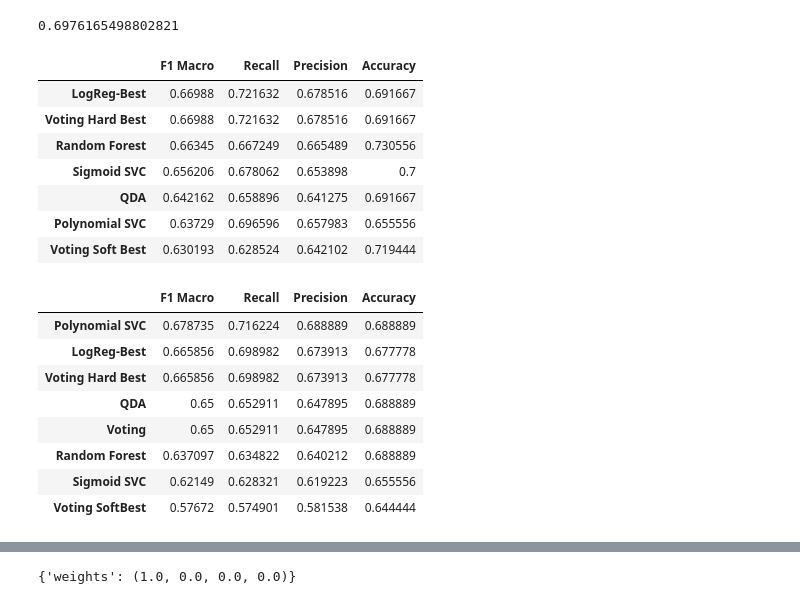
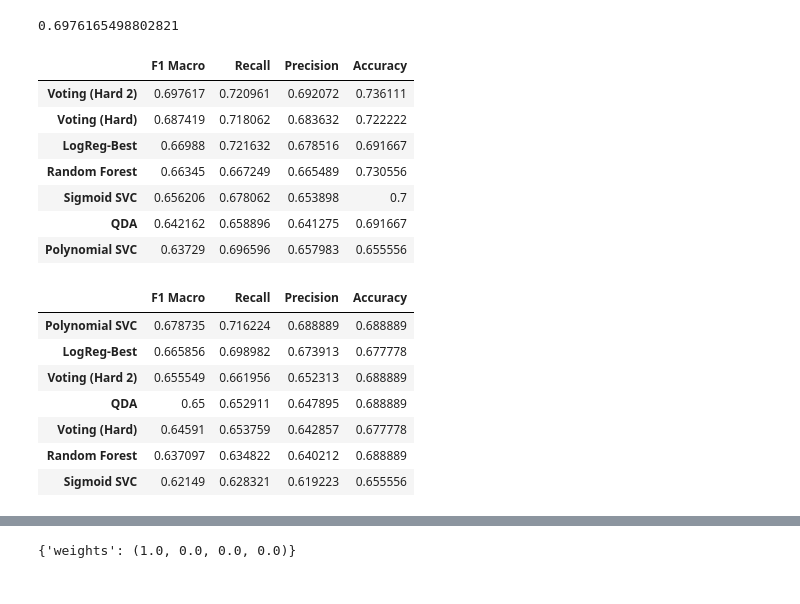
Before and after one commit to SrChen6/AA1-Competition, a Jupyter notebook: ensembles_pipe_v4.ipynb, the cells around one changed output, grey strips where cells are left out. Drawn from its saved outputs; the diff is of its cells as text; code cells hidden in the pictures.

```diff
--- a/ensembles_pipe_v4.ipynb
+++ b/ensembles_pipe_v4.ipynb
@@ -414,8 +425,8 @@ sigsvc_pipeline.fit(X_train, y_train)
 sigsvc_labels = sigsvc_pipeline.predict(X_val)
 polysvc_pipeline.fit(X_train, y_train)
 polysvc_labels = polysvc_pipeline.predict(X_val)
-rf_pipeline.fit(X_train, y_train)
-rf_labels = rf_pipeline.predict(X_val)
+rf_best.fit(X_train, y_train)
+rf_labels = rf_best.predict(X_val)
 # %%
 pd.Series(np.logical_and(np.logical_and(logreg_labels == qda_labels,
                                         logreg_labels == sigsvc_labels,
@@ -431,9 +444,8 @@ Let's make them vote, then.
 estimators = [("qda", qda_pipeline),
               ("logreg", logreg_pipeline),
               ("sigsvc", sigsvc_pipeline),
-              ("rf", rf_pipeline)]
+              ("rf", rf_best)]
 votingclass = VotingClassifier(estimators = estimators, voting = "hard")
 votingclass.fit(X_train, y_train)
-validation_df.loc["Voting", :] = compute_metrics(y_val, votingclass.predict(X_val))
-validation_df.sort_values(by = "F1 Macro", ascending = False)
+compute_metrics(y_val, votingclass.predict(X_val))
 # %% [output]
@@ -464,17 +472,15 @@ vote_search.best_score_
 # %% [output]
 0.6874191368380715
 # %%
-estimators_hard = [("logreg", logreg_pipeline),
-                   ("sigsvc", sigsvc_pipeline),
-                   ("rf", rf_pipeline)]
 vote_weights = vote_search.best_params_['weights']
 vote_hard_best = VotingClassifier(estimators = estimators,
-                                  voting = "hard")
+                                  voting = "hard",
+                                  weights = vote_weights)
 
 cross_val_results = pd.DataFrame(cross_validate(vote_hard_best, X_train, y_train, cv = 5, scoring = ['f1_macro', 'recall_macro', 'precision_macro', 'accuracy']))
 mean_results = cross_val_results[['test_f1_macro', 'test_recall_macro', 'test_precision_macro', 'test_accuracy']].mean().values
 
-crossval_df.loc["Voting Hard Best", :] = mean_results
+crossval_df.loc["Voting (Hard)", :] = mean_results
 crossval_df.sort_values(by = "F1 Macro", ascending = False)
 # %% [output]
 |  | F1 Macro | Recall | Precision | Accuracy |
@@ -489,7 +508,7 @@ crossval_df.sort_values(by = "F1 Macro", ascending = False)
 estimators = [("logreg", logreg_pipeline),
               ("sigsvc", sigsvc_pipeline),
               ("polysvc", polysvc_pipeline),
-              ("rf", rf_pipeline)]
+              ("rf", rf_best)]
 votingclass = VotingClassifier(estimators = estimators, voting = "hard")
 
 n = 10
@@ -513,41 +532,40 @@ vote_search.best_score_
 # %%
 estimators_hard = [("logreg", logreg_pipeline),
                    ("sigsvc", sigsvc_pipeline),
                    ("polysvc", polysvc_pipeline),
-                   ("rf", rf_pipeline)]
+                   ("rf", rf_best)]
 vote_weights = vote_search.best_params_['weights']
-vote_hard_best = VotingClassifier(estimators = estimators,
+vote_hard_best2 = VotingClassifier(estimators = estimators,
                                   voting = "hard",
                                   weights = vote_weights)
 
-cross_val_results = pd.DataFrame(cross_validate(vote_hard_best, X_train, y_train, cv = 5, scoring = ['f1_macro', 'recall_macro', 'precision_macro', 'accuracy']))
+cross_val_results = pd.DataFrame(cross_validate(vote_hard_best2, X_train, y_train, cv = 5, scoring = ['f1_macro', 'recall_macro', 'precision_macro', 'accuracy']))
 mean_results = cross_val_results[['test_f1_macro', 'test_recall_macro', 'test_precision_macro', 'test_accuracy']].mean().values
 
-crossval_df.loc["Voting Hard Best", :] = mean_results
+crossval_df.loc["Voting (Hard 2)", :] = mean_results
 crossval_df.sort_values(by = "F1 Macro", ascending = False)
 # %% [output]
 |  | F1 Macro | Recall | Precision | Accuracy |
+| Voting (Hard 2) | 0.697617 | 0.720961 | 0.692072 | 0.736111 |
+| Voting (Hard) | 0.687419 | 0.718062 | 0.683632 | 0.722222 |
 | LogReg-Best | 0.66988 | 0.721632 | 0.678516 | 0.691667 |
-| Voting Hard Best | 0.66988 | 0.721632 | 0.678516 | 0.691667 |
 | Random Forest | 0.66345 | 0.667249 | 0.665489 | 0.730556 |
 | Sigmoid SVC | 0.656206 | 0.678062 | 0.653898 | 0.7 |
 | QDA | 0.642162 | 0.658896 | 0.641275 | 0.691667 |
 | Polynomial SVC | 0.63729 | 0.696596 | 0.657983 | 0.655556 |
-| Voting Soft Best | 0.630193 | 0.628524 | 0.642102 | 0.719444 |
 # %%
-vote_hard_best.fit(X_train, y_train)
-validation_df.loc["Voting Hard Best", :] = compute_metrics(y_val, vote_hard_best.predict(X_val))
+vote_hard_best2.fit(X_train, y_train)
+validation_df.loc["Voting (Hard 2)", :] = compute_metrics(y_val, vote_hard_best2.predict(X_val))
 validation_df.sort_values(by = "F1 Macro", ascending = False)
 # %% [output]
 |  | F1 Macro | Recall | Precision | Accuracy |
 | Polynomial SVC | 0.678735 | 0.716224 | 0.688889 | 0.688889 |
 | LogReg-Best | 0.665856 | 0.698982 | 0.673913 | 0.677778 |
-| Voting Hard Best | 0.665856 | 0.698982 | 0.673913 | 0.677778 |
+| Voting (Hard 2) | 0.655549 | 0.661956 | 0.652313 | 0.688889 |
 | QDA | 0.65 | 0.652911 | 0.647895 | 0.688889 |
-| Voting | 0.65 | 0.652911 | 0.647895 | 0.688889 |
+| Voting (Hard) | 0.64591 | 0.653759 | 0.642857 | 0.677778 |
 | Random Forest | 0.637097 | 0.634822 | 0.640212 | 0.688889 |
 | Sigmoid SVC | 0.62149 | 0.628321 | 0.619223 | 0.655556 |
-| Voting SoftBest | 0.57672 | 0.574901 | 0.581538 | 0.644444 |
 # %%
 confusion(y_val, vote_hard_best.predict(X_val))
 # %% [output]
```
Also changed, not shown: parts of 26 cells of this notebook, 1 other file.
